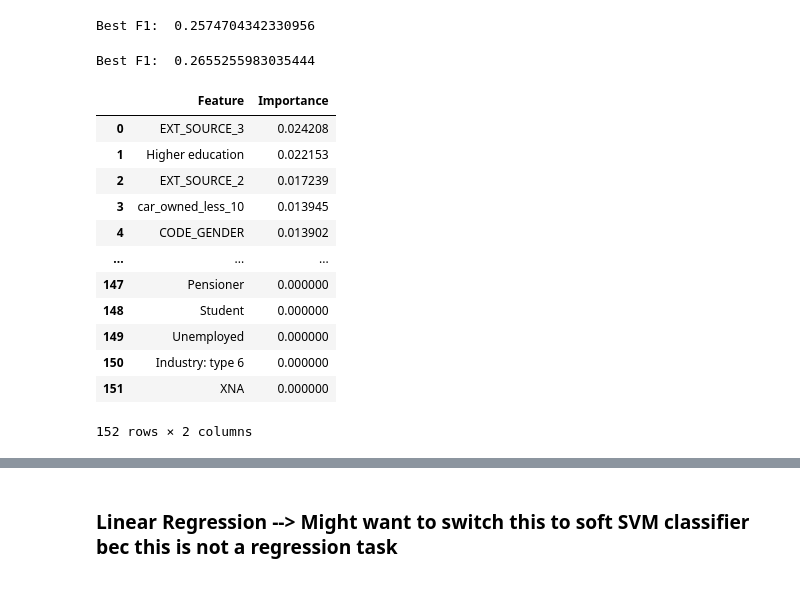
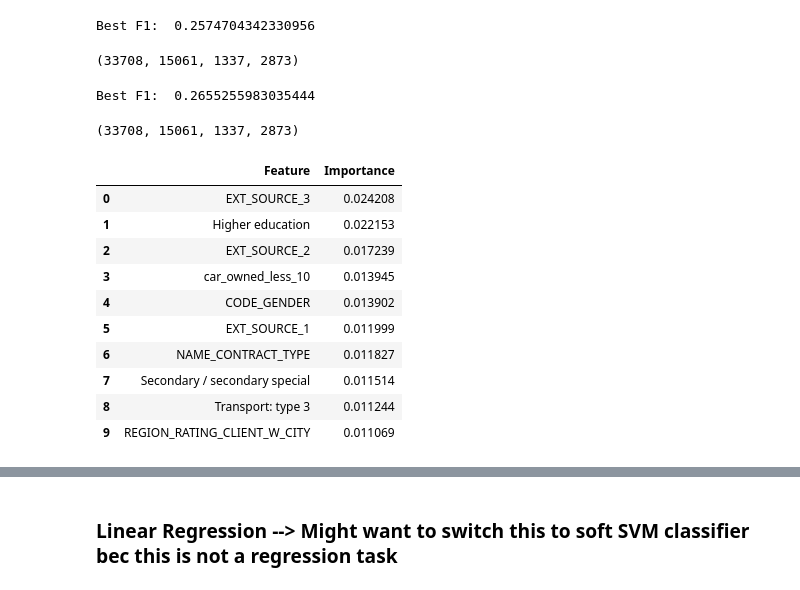
Before and after one commit to benbananas/ORIE5741_final, a Jupyter notebook: workspace-kfold.ipynb, the cells around one changed output, grey strips where cells are left out. Drawn from its saved outputs; the diff is of its cells as text; code cells hidden in the pictures.

```diff
--- a/workspace-kfold.ipynb
+++ b/workspace-kfold.ipynb
@@ -54,6 +54,8 @@ logreg = LogisticRegression(class_weight='balanced', max_iter=10000)
 
 best_log_model = None
 max_log_f1 = 0
+log_Xtr, log_Xte, log_ytr, log_yte = None, None, None, None
+
 
 for train_index , test_index in kf.split(X):
     X_train , X_test = X.iloc[train_index,:],X.iloc[test_index,:]
@@ -66,13 +68,20 @@ for train_index , test_index in kf.split(X):
     if f1_te > max_log_f1:
         max_log_f1 = f1_te
         best_log_model = logreg
+        log_Xtr, log_Xte, log_ytr, log_yte = X_train, X_test, y_train, y_test
 
 print("Best F1: ", max_log_f1)
 # %% [output]
 Best F1:  0.2574704342330956
+# %%
+tn, fp, fn, tp = confusion_matrix(log_yte, best_log_model.predict(log_Xte)).ravel()
+tn, fp, fn, tp
+# %% [output]
+(33708, 15061, 1337, 2873)
 # %%
 best_tree_model = None
 max_tree_f1 = 0
+tree_Xtr, tree_Xte, tree_ytr, tree_yte = None, None, None, None
 
 for train_index , test_index in kf.split(X):
     X_train , X_test = X.iloc[train_index,:],X.iloc[test_index,:]
@@ -92,27 +101,31 @@ for train_index , test_index in kf.split(X):
     if f1_te > max_tree_f1:
         max_tree_f1 = f1_te
         best_tree_model = xgb_model
+        tree_Xtr, tree_Xte, tree_ytr, tree_yte = X_train, X_test, y_train, y_test
 
 print("Best F1: ", max_tree_f1)
 # %% [output]
 Best F1:  0.2655255983035444
+# %%
+tn, fp, fn, tp = confusion_matrix(tree_yte, best_log_model.predict(tree_Xte)).ravel()
+tn, fp, fn, tp
+# %% [output]
+(33708, 15061, 1337, 2873)
 # %%
 feat_dict= {}
 for col, val in sorted(zip(X_train.columns, best_tree_model.feature_importances_),key=lambda x:x[1],reverse=True):
   feat_dict[col]=val
 feat_df = pd.DataFrame({'Feature':feat_dict.keys(),'Importance':feat_dict.values()})
-feat_df
+feat_df[:10]
 # %% [output]
 |  | Feature | Importance |
 | 0 | EXT_SOURCE_3 | 0.024208 |
 | 1 | Higher education | 0.022153 |
 | 2 | EXT_SOURCE_2 | 0.017239 |
 | 3 | car_owned_less_10 | 0.013945 |
 | 4 | CODE_GENDER | 0.013902 |
-| ... | ... | ... |
-| 147 | Pensioner | 0.000000 |
-| 148 | Student | 0.000000 |
-| 149 | Unemployed | 0.000000 |
-| 150 | Industry: type 6 | 0.000000 |
-| 151 | XNA | 0.000000 |
+| 5 | EXT_SOURCE_1 | 0.011999 |
+| 6 | NAME_CONTRACT_TYPE | 0.011827 |
+| 7 | Secondary / secondary special | 0.011514 |
+| 8 | Transport: type 3 | 0.011244 |
+| 9 | REGION_RATING_CLIENT_W_CITY | 0.011069 |
-152 rows × 2 columns
```
Also changed, not shown: parts of 5 cells of this notebook.
